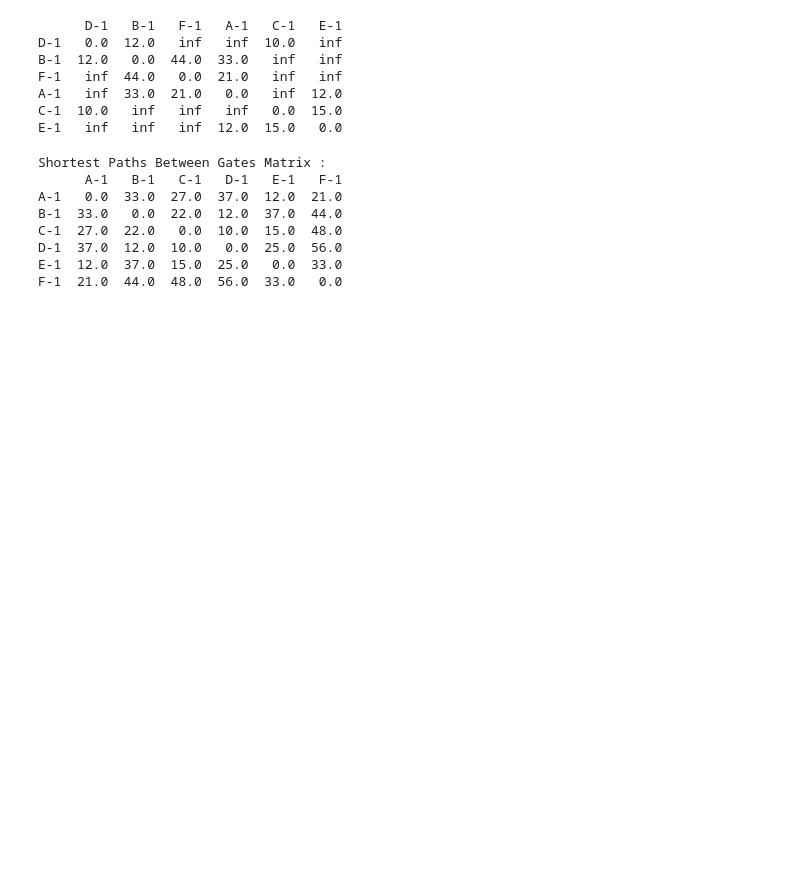
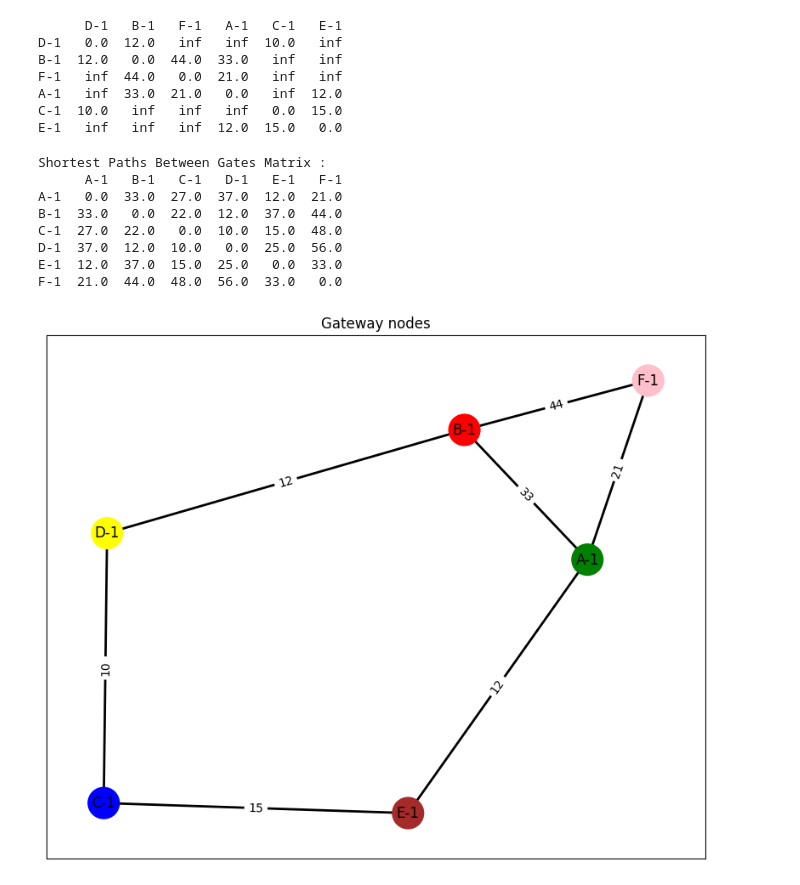
Before and after one commit to tohidnoori/simple-pathfinding-graph-project, a Jupyter notebook: program.ipynb, the cells around one changed output. Saved outputs shown, nothing was run; the diff lists cells and outputs as text; code cells hidden in the pictures; blank space fills up the shorter version.

```diff
--- a/program.ipynb
+++ b/program.ipynb
@@ -73,5 +96,5 @@ plot_Graph(G)
 # %%
-def plot_Graph(G):
+def plot_Graph(G,title):
     plt.figure(figsize=(10, 8))
     pos = nx.spring_layout(G, seed=5)  # positions for all nodes
 
@@ -104,6 +127,6 @@ def plot_Graph(G):
     nx.draw_networkx_labels(G, pos, font_size=12, font_family='sans-serif')
 
     # Show the plot
-    plt.title('Example WAN Graph with Safe and Unsafe Areas')
+    plt.title(title)
     plt.show()
 # %%
@@ -154,3 +179,7 @@ C-1  27.0  22.0   0.0  10.0  15.0  48.0
 D-1  37.0  12.0  10.0   0.0  25.0  56.0
 E-1  12.0  37.0  15.0  25.0   0.0  33.0
 F-1  21.0  44.0  48.0  56.0  33.0   0.0
+# %%
+plot_Graph(G_gateway,"Gateway nodes")
+# %% [output]
+[figure, added]
```
Also changed, not shown: parts of 7 cells of this notebook.
